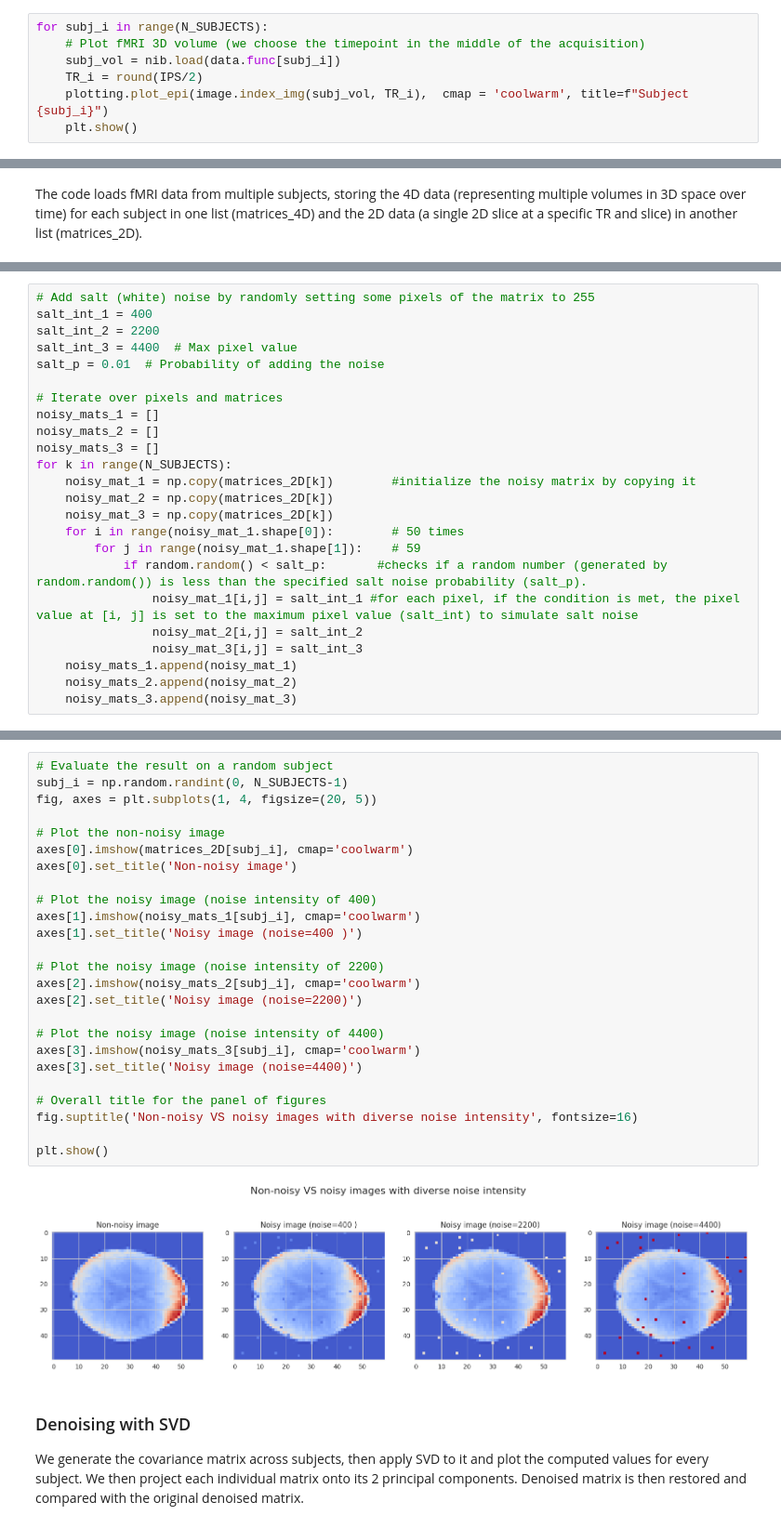
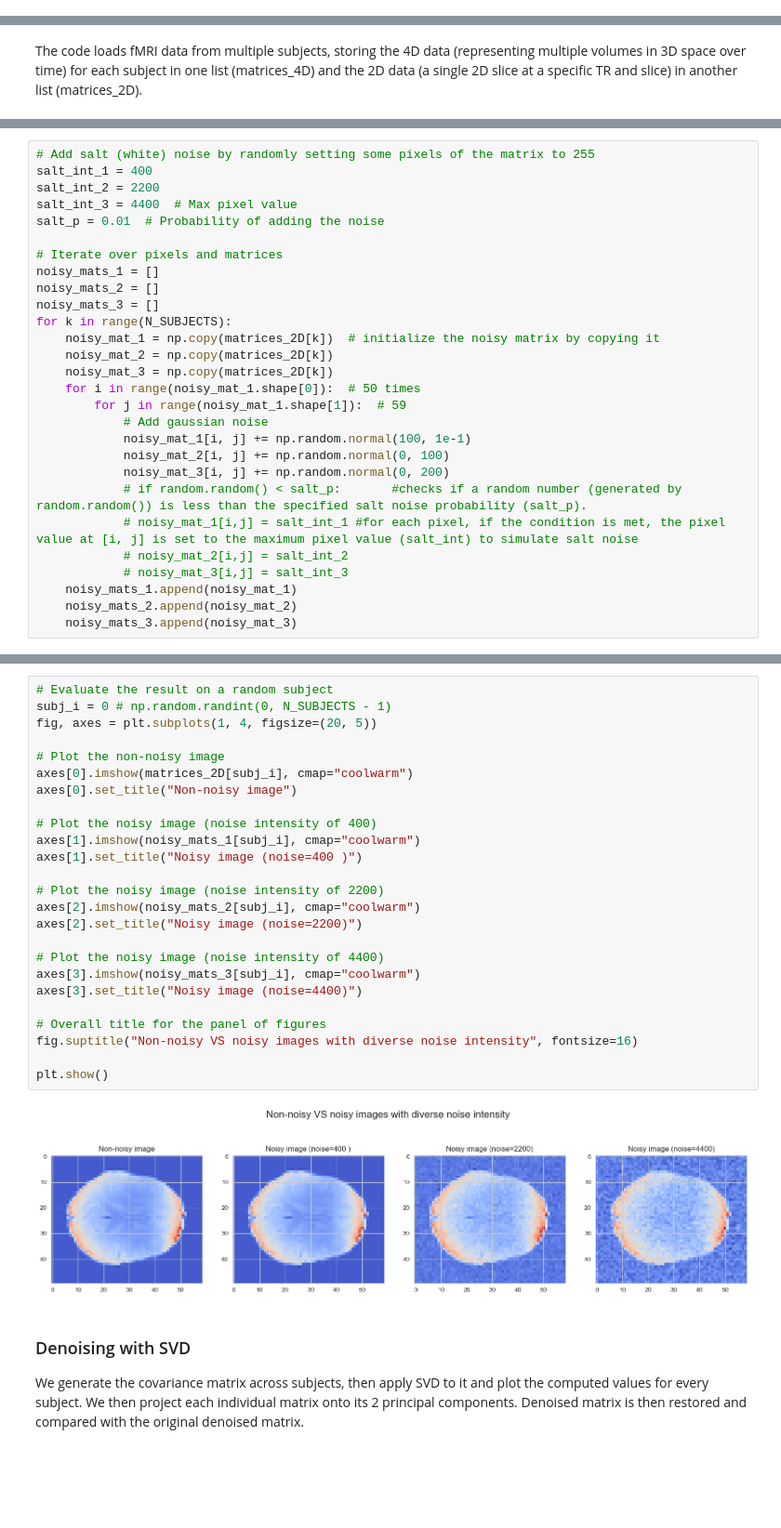
Before and after one commit to ludekcizinsky/fMRI-dimensionality-reduction, a Jupyter notebook: run.ipynb, the cells around one changed output, grey strips where cells are left out. Shown at 93% size. Drawn from its saved outputs; the diff is of its cells as text; blank space fills up the shorter version.

Commit message:
Added different way of generating noise

```diff
--- a/run.ipynb
+++ b/run.ipynb
@@ -157,7 +169,0 @@ plt.show()
-# %%
-for subj_i in range(N_SUBJECTS):
-    # Plot fMRI 3D volume (we choose the timepoint in the middle of the acquisition)
-    subj_vol = nib.load(data.func[subj_i])
-    TR_i = round(IPS/2)
-    plotting.plot_epi(image.index_img(subj_vol, TR_i),  cmap = 'coolwarm', title=f"Subject {subj_i}")
-    plt.show()
@@ -219,15 +211,19 @@ noisy_mats_1 = []
 noisy_mats_2 = []
 noisy_mats_3 = []
 for k in range(N_SUBJECTS):
-    noisy_mat_1 = np.copy(matrices_2D[k])        #initialize the noisy matrix by copying it
+    noisy_mat_1 = np.copy(matrices_2D[k])  # initialize the noisy matrix by copying it
     noisy_mat_2 = np.copy(matrices_2D[k])
     noisy_mat_3 = np.copy(matrices_2D[k])
-    for i in range(noisy_mat_1.shape[0]):        # 50 times
-        for j in range(noisy_mat_1.shape[1]):    # 59
-            if random.random() < salt_p:       #checks if a random number (generated by random.random()) is less than the specified salt noise probability (salt_p).
-                noisy_mat_1[i,j] = salt_int_1 #for each pixel, if the condition is met, the pixel value at [i, j] is set to the maximum pixel value (salt_int) to simulate salt noise
-                noisy_mat_2[i,j] = salt_int_2
-                noisy_mat_3[i,j] = salt_int_3
+    for i in range(noisy_mat_1.shape[0]):  # 50 times
+        for j in range(noisy_mat_1.shape[1]):  # 59
+            # Add gaussian noise
+            noisy_mat_1[i, j] += np.random.normal(100, 1e-1)
+            noisy_mat_2[i, j] += np.random.normal(0, 100)
+            noisy_mat_3[i, j] += np.random.normal(0, 200)
+            # if random.random() < salt_p:       #checks if a random number (generated by random.random()) is less than the specified salt noise probability (salt_p).
+            # noisy_mat_1[i,j] = salt_int_1 #for each pixel, if the condition is met, the pixel value at [i, j] is set to the maximum pixel value (salt_int) to simulate salt noise
+            # noisy_mat_2[i,j] = salt_int_2
+            # noisy_mat_3[i,j] = salt_int_3
     noisy_mats_1.append(noisy_mat_1)
     noisy_mats_2.append(noisy_mat_2)
     noisy_mats_3.append(noisy_mat_3)
@@ -234,30 +234,30 @@ for k in range(N_SUBJECTS):
 # %%
 # Evaluate the result on a random subject
-subj_i = np.random.randint(0, N_SUBJECTS-1)
+subj_i = 0 # np.random.randint(0, N_SUBJECTS - 1)
 fig, axes = plt.subplots(1, 4, figsize=(20, 5))
 
 # Plot the non-noisy image
-axes[0].imshow(matrices_2D[subj_i], cmap='coolwarm')
-axes[0].set_title('Non-noisy image')
+axes[0].imshow(matrices_2D[subj_i], cmap="coolwarm")
+axes[0].set_title("Non-noisy image")
 
 # Plot the noisy image (noise intensity of 400)
-axes[1].imshow(noisy_mats_1[subj_i], cmap='coolwarm')
-axes[1].set_title('Noisy image (noise=400 )')
+axes[1].imshow(noisy_mats_1[subj_i], cmap="coolwarm")
+axes[1].set_title("Noisy image (noise=400 )")
 
 # Plot the noisy image (noise intensity of 2200)
-axes[2].imshow(noisy_mats_2[subj_i], cmap='coolwarm')
-axes[2].set_title('Noisy image (noise=2200)')
+axes[2].imshow(noisy_mats_2[subj_i], cmap="coolwarm")
+axes[2].set_title("Noisy image (noise=2200)")
 
 # Plot the noisy image (noise intensity of 4400)
-axes[3].imshow(noisy_mats_3[subj_i], cmap='coolwarm')
-axes[3].set_title('Noisy image (noise=4400)')
+axes[3].imshow(noisy_mats_3[subj_i], cmap="coolwarm")
+axes[3].set_title("Noisy image (noise=4400)")
 
 # Overall title for the panel of figures
-fig.suptitle('Non-noisy VS noisy images with diverse noise intensity', fontsize=16)
+fig.suptitle("Non-noisy VS noisy images with diverse noise intensity", fontsize=16)
 
 plt.show()
 # %% [output]
-[figure, old version]
+[figure, new version]
 # %% [markdown]
 ### Denoising with SVD
 
```
Also changed, not shown: parts of 29 cells of this notebook, 1 other file.
